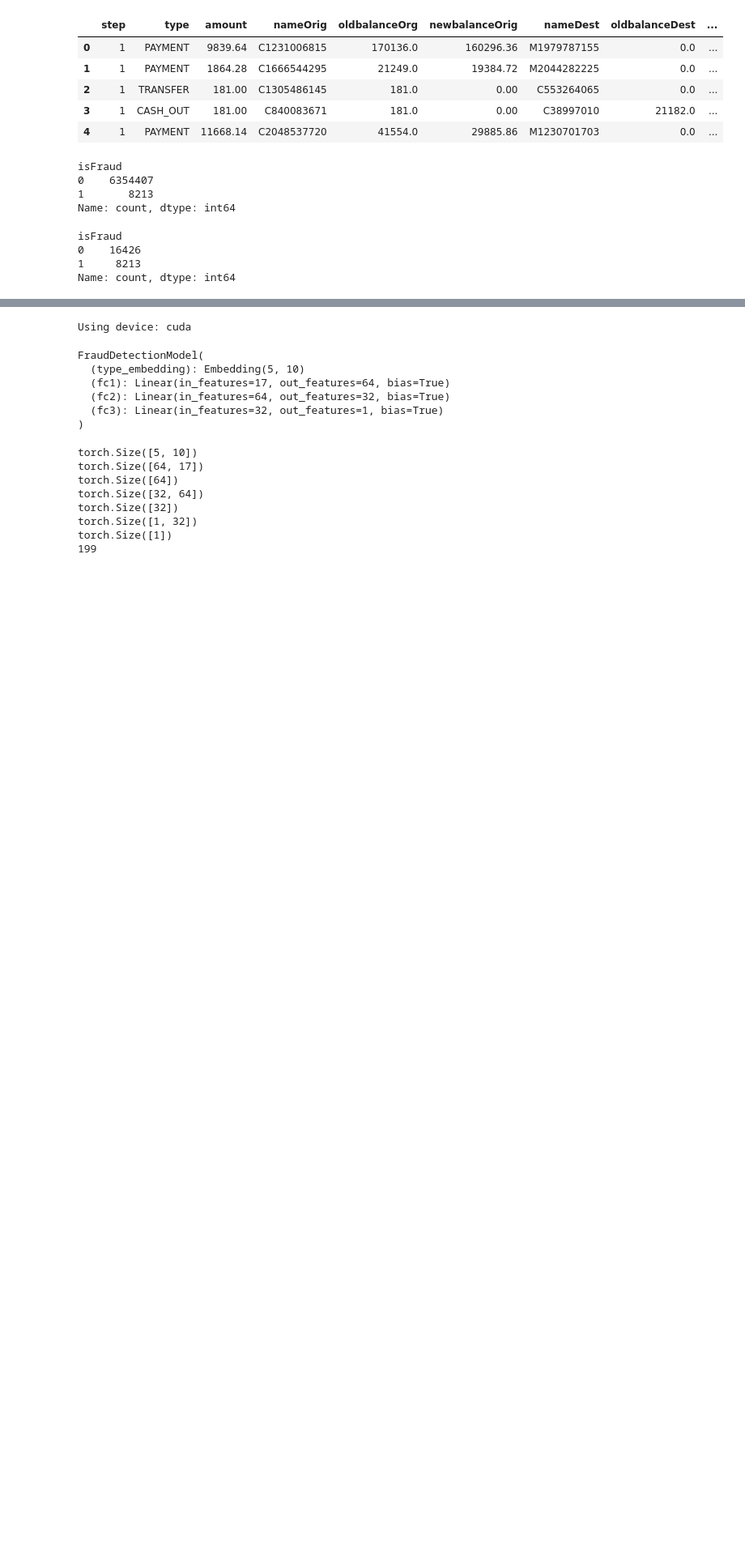
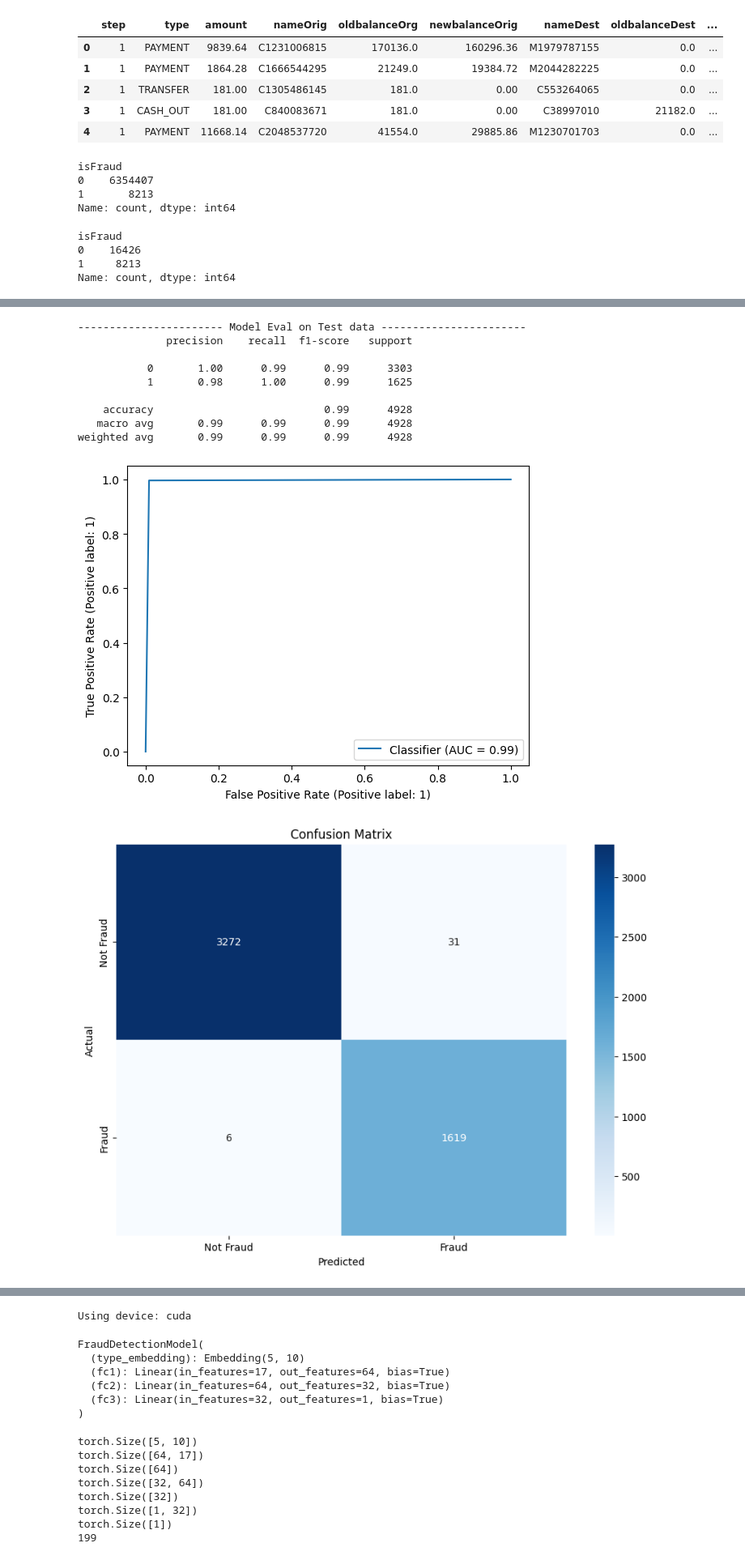
Before and after one commit to AmirMohammadiKarbalaei/FraudDetection, a Jupyter notebook: Notebook.ipynb, the cells around one changed output, grey strips where cells are left out. Shown: that part at 81% size. Saved outputs shown, nothing was run; the diff lists cells and outputs as text; code cells hidden in the pictures; blank space fills up the shorter version.

```diff
--- a/Notebook.ipynb
+++ b/Notebook.ipynb
@@ -144 +133,41 @@ Random Forest Accuracy: 0.9924918831168831
 SVM Accuracy: 0.9170048701298701
+# %%
+from sklearn.metrics import classification_report,confusion_matrix
+import matplotlib.pyplot as plt
+import seaborn as sns
+from sklearn.metrics import RocCurveDisplay
+from sklearn.ensemble import RandomForestClassifier
+# Random Forest
+
+random_forest = RandomForestClassifier()
+random_forest.fit(X_train, y_train)
+y_pred_random_forest = random_forest.predict(X_test)
+
+print("----------------------- Model Eval on Test data -----------------------")
+
+# Classification Report
+print(classification_report(y_test, y_pred_random_forest))
+conf_matrix = confusion_matrix(y_test, y_pred_random_forest)
+# ROC Curve
+RocCurveDisplay.from_predictions(y_test, y_pred_random_forest)
+plt.show()
+
+# Confusion Matrix Plot
+plt.figure(figsize=(10, 7))
+sns.heatmap(conf_matrix, annot=True, fmt='d', cmap='Blues', xticklabels=['Not Fraud', 'Fraud'], yticklabels=['Not Fraud', 'Fraud'])
+plt.xlabel('Predicted')
+plt.ylabel('Actual')
+plt.title('Confusion Matrix')
+plt.show()
+# %% [output]
+----------------------- Model Eval on Test data -----------------------
+              precision    recall  f1-score   support
+
+           0       1.00      0.99      0.99      3303
+           1       0.98      1.00      0.99      1625
+
+    accuracy                           0.99      4928
+   macro avg       0.99      0.99      0.99      4928
+weighted avg       0.99      0.99      0.99      4928
+[figure, added]
+[figure, added]
```
Also changed, not shown: parts of 15 cells of this notebook, 3 other files.
